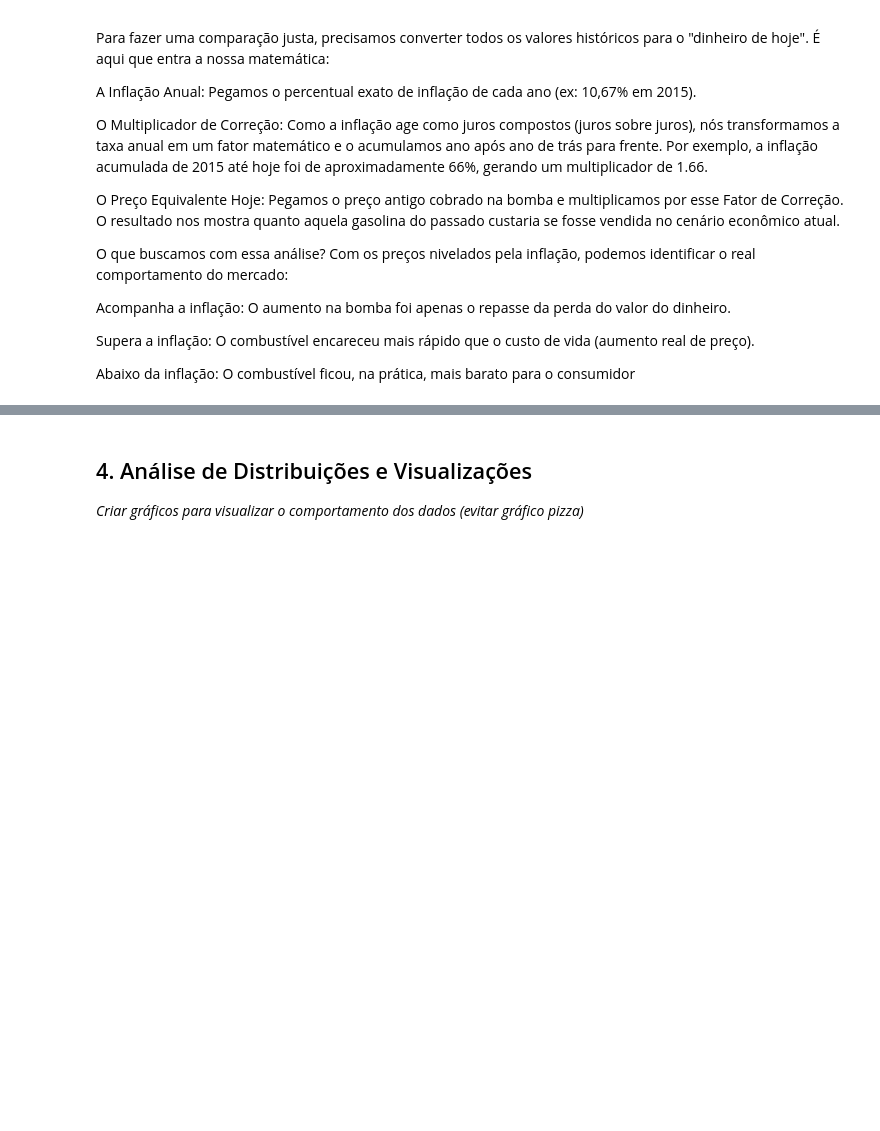
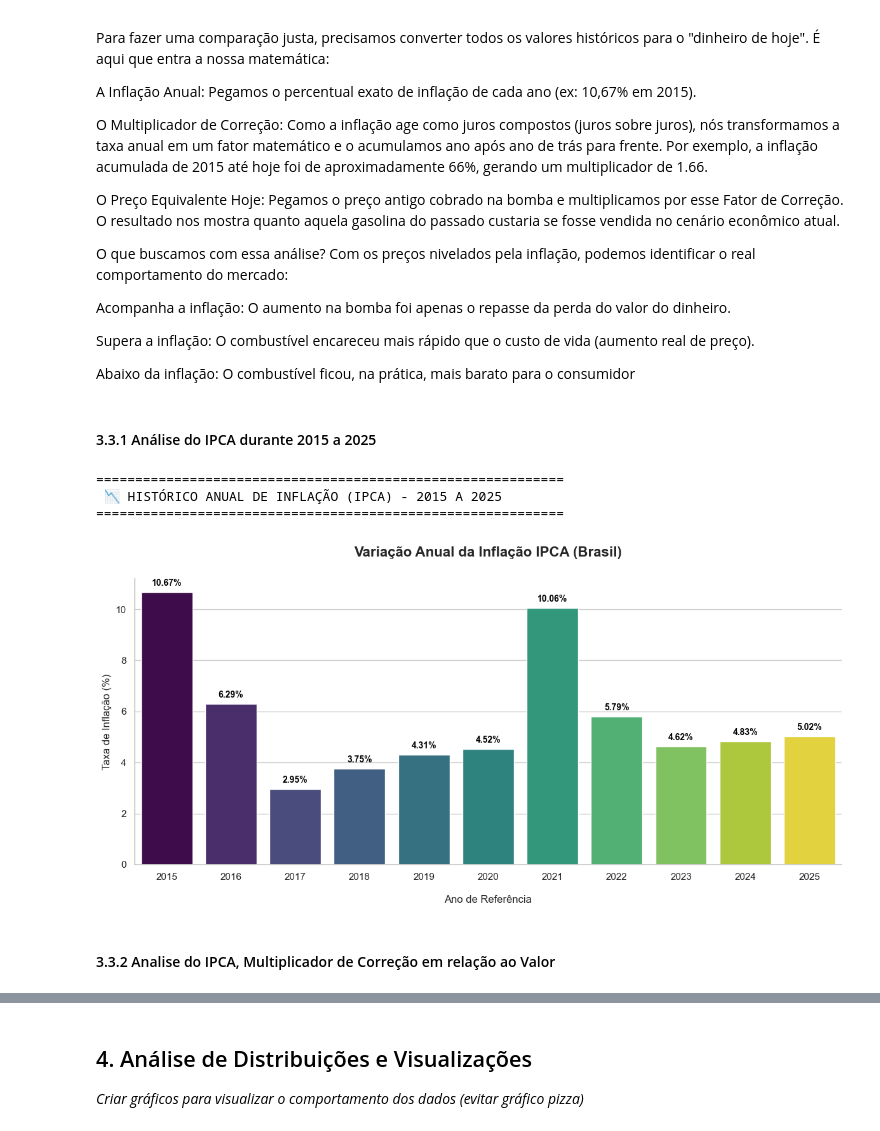
Before and after one commit to LucasCabra7/precos-combustiveis-brasil-2015-2025, a Jupyter notebook: Grupo_4_Análise_Exploratória_e_Modelagem_Preditiva_dos_Preços_de_Combustíveis_no_Brasil_(2015–2025).ipynb, the cells around one changed output, grey strips where cells are left out. Drawn from its saved outputs; the diff is of its cells as text; code cells hidden in the pictures; blank space fills up the shorter version.

```diff
--- a/Grupo_4_Análise_Exploratória_e_Modelagem_Preditiva_dos_Preços_de_Combustíveis_no_Brasil_(2015–2025).ipynb
+++ b/Grupo_4_Análise_Exploratória_e_Modelagem_Preditiva_dos_Preços_de_Combustíveis_no_Brasil_(2015–2025).ipynb
@@ -915,6 +920,68 @@ Acompanha a inflação: O aumento na bomba foi apenas o repasse da perda do valo
 Supera a inflação: O combustível encareceu mais rápido que o custo de vida (aumento real de preço).
 
 Abaixo da inflação: O combustível ficou, na prática, mais barato para o consumidor
+# %% [markdown]
+#### 3.3.1 Análise do IPCA durante 2015 a 2025
+# %%
+class VisualizadorHistoricoIPCA:
+    def __init__(self, dados_inflacao_dict: dict):
+        self.df_ipca = pd.DataFrame(
+            list(dados_inflacao_dict.items()),
+            columns=['Ano', 'Taxa_IPCA']
+        )
+        sns.set_theme(style="whitegrid")
+
+    def plotar_evolucao_barras(self) -> None:
+        print("\n" + "="*60)
+        print(" 📉 HISTÓRICO ANUAL DE INFLAÇÃO (IPCA) - 2015 A 2025")
+        print("="*60 + "\n")
+
+        plt.figure(figsize=(12, 6))
+
+        ax = sns.barplot(
+            data=self.df_ipca,
+            x='Ano',
+            y='Taxa_IPCA',
+            palette='viridis',
+            hue='Ano',
+            legend=False
+        )
+
+        for barra in ax.patches:
+            height = barra.get_height()
+            ax.annotate(
+                f'{height:.2f}%',
+                (barra.get_x() + barra.get_width() / 2., height),
+                ha='center', va='bottom',
+                fontsize=10, color='black', fontweight='bold',
+                xytext=(0, 5), textcoords='offset points'
+            )
+
+        plt.title('Variação Anual da Inflação IPCA (Brasil)', fontsize=16, fontweight='bold', pad=25)
+        plt.xlabel('Ano de Referência', fontsize=12, labelpad=15)
+        plt.ylabel('Taxa de Inflação (%)', fontsize=12)
+
+        plt.xticks(rotation=0)
+        sns.despine()
+        plt.tight_layout()
+        plt.show()
+
+
+# 1. Dados
+historico_ipca_bcb = {
+    2015: 10.67, 2016: 6.29, 2017: 2.95, 2018: 3.75, 2019: 4.31,
+    2020: 4.52, 2021: 10.06, 2022: 5.79, 2023: 4.62, 2024: 4.83, 2025: 5.02
+}
+
+visualizador = VisualizadorHistoricoIPCA(historico_ipca_bcb)
+visualizador.plotar_evolucao_barras()
+# %% [output]
+============================================================
+ 📉 HISTÓRICO ANUAL DE INFLAÇÃO (IPCA) - 2015 A 2025
+============================================================
+[figure, added]
+# %% [markdown]
+#### 3.3.2 Analise do IPCA, Multiplicador de Correção em relação ao Valor
 # %%
 
 class CalculadoraDeInflacaoIPCA:
```
Also changed, not shown: parts of 27 cells of this notebook, 1 other file.
